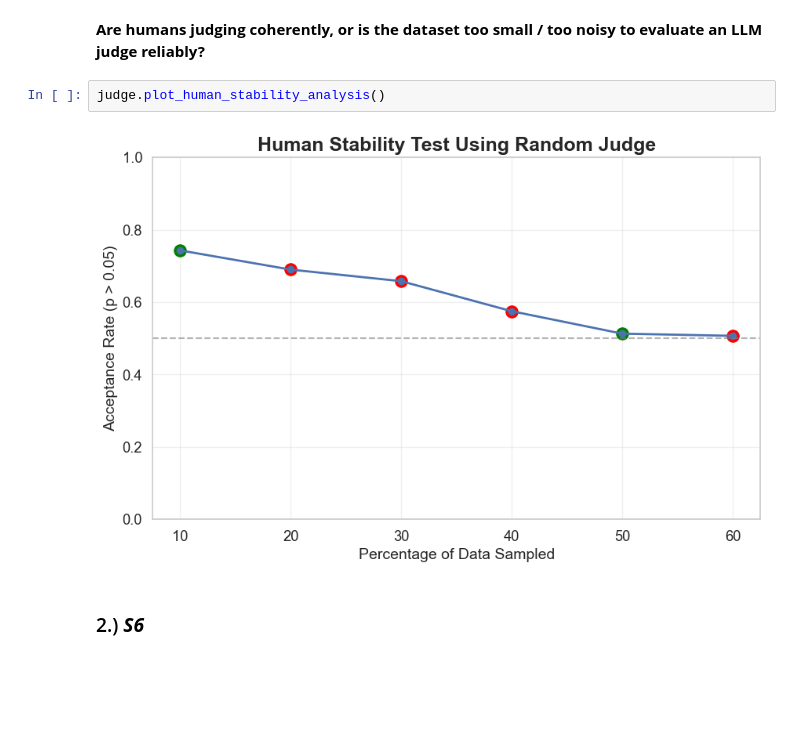
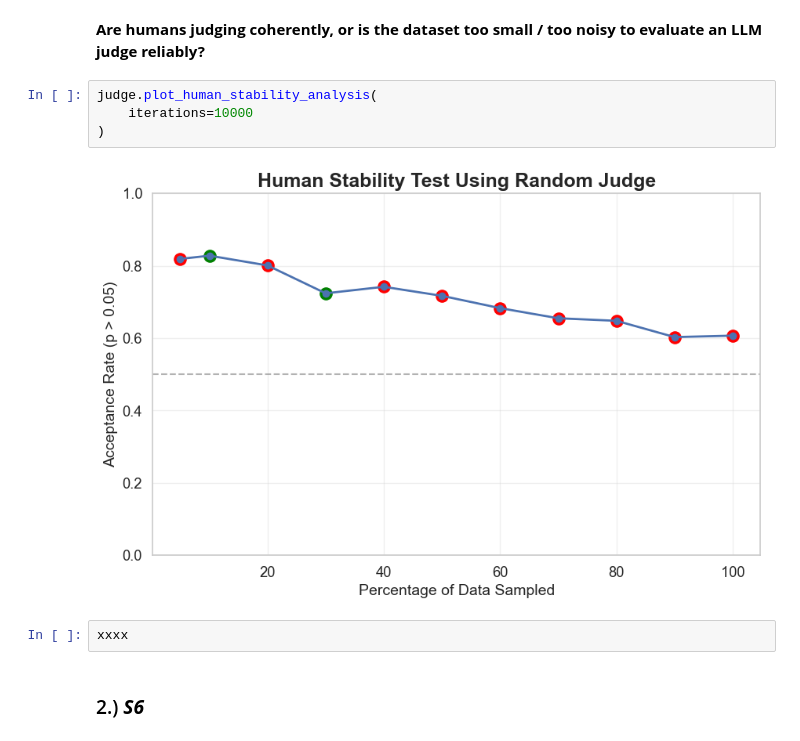
Before and after one commit to Ocean-code-1995/llm-judge-good-enough, a Jupyter notebook: politifact/src/analysis.ipynb, the cells around one changed output. Drawn from its saved outputs; the diff is of its cells as text; blank space fills up the shorter version.

Commit message:
fix: updated analysis notebook

```diff
--- a/politifact/src/analysis.ipynb
+++ b/politifact/src/analysis.ipynb
@@ -206,9 +206,13 @@ judge.plot_monte_carlo_robustness(
 # %% [markdown]
 **Are humans judging coherently, or is the dataset too small / too noisy to evaluate an LLM judge reliably?**
 # %%
-judge.plot_human_stability_analysis()
+judge.plot_human_stability_analysis(
+    iterations=10000
+)
 # %% [output]
-[figure, old version]
+[figure, new version]
+# %%
+xxxx
 # %% [markdown]
 ### 2.) ***S6***
 # %%
```
Also changed, not shown: parts of 5 cells of this notebook.
